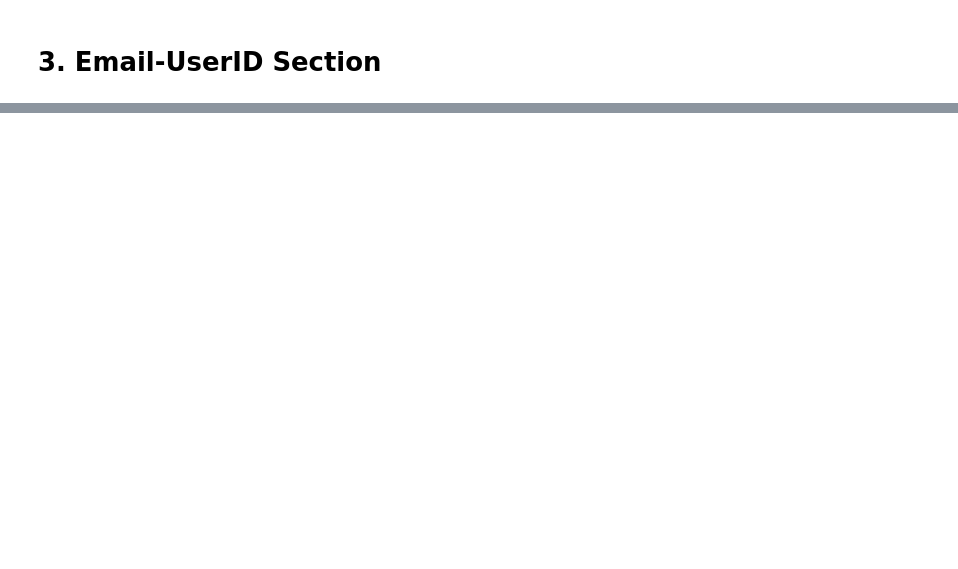
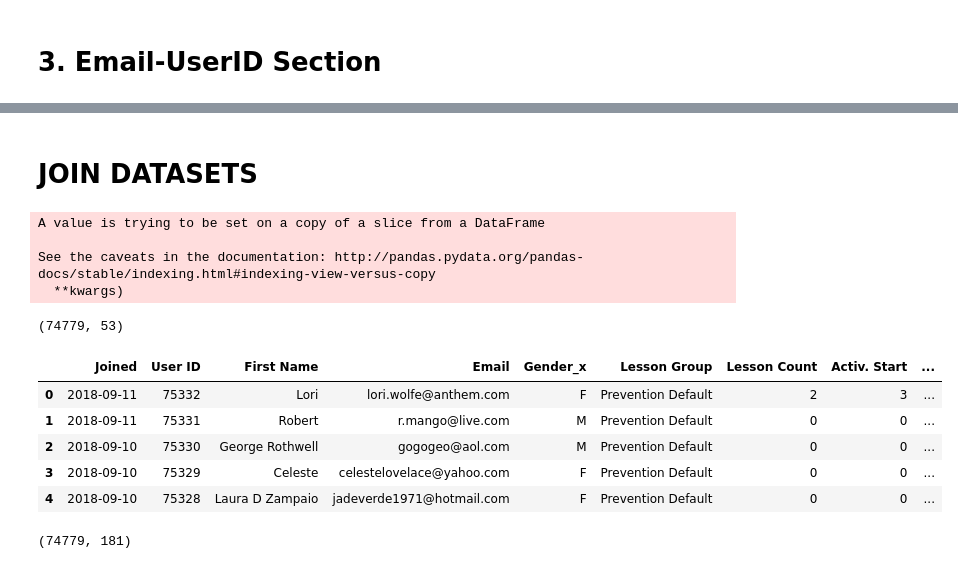
Before and after one commit to trallen91/Trace, a Jupyter notebook: 2018.09.05_AlzU_Data_Analysis.ipynb, the cells around one changed output, grey strips where cells are left out. Saved outputs shown, nothing was run; the diff lists cells and outputs as text; code cells hidden in the pictures; blank space fills up the shorter version.

```diff
--- a/2018.09.05_AlzU_Data_Analysis.ipynb
+++ b/2018.09.05_AlzU_Data_Analysis.ipynb
@@ -96,0 +192,5 @@ AlzU_Users
+# %%
+user_data['Joined'] = pd.to_datetime(user_data['Joined'])
+print(user_data.shape)
+user_data = user_data.drop_duplicates('Email', keep='last')
+print(user_data.shape)
@@ -96,0 +216,11 @@ AlzU_Users
+# %%
+date_indexed = user_data.set_index(user_data["Joined"])
+date_indexed['count'] = 1
+counts = date_indexed['count'].resample('M').sum().dropna()
+
+counts = counts[2:] #get rid of 2 obviously incorrect ones dating way back
+
+import matplotlib.pyplot as plt
+cumulative_counts = counts.cumsum()
+cumulative_counts.plot()
+plt.show()
@@ -96,0 +229,23 @@ AlzU_Users
+# %% [markdown]
+# JOIN DATASETS
+# %%
+unique_cft.rename(index=str, columns={"EmailAddress": "Email"}, inplace=True)
+alzu_survey_data.rename(index=str, columns={"uid_Open-Ended Response": "User ID"}, inplace=True)
+# %% [output]
+A value is trying to be set on a copy of a slice from a DataFrame
+
+See the caveats in the documentation: http://pandas.pydata.org/pandas-docs/stable/indexing.html#indexing-view-versus-copy
+  **kwargs)
+# %%
+users_with_cognitive = user_data.merge(unique_cft, on="Email", how="left")
+# %%
+print(users_with_cognitive.shape)
+users_with_cognitive.head()
+# %% [output]
+(74779, 53)
+|  | Joined | User ID | First Name | Email | Gender_x | Lesson Group | Lesson Count | Activ. Start | ... |
+| 0 | 2018-09-11 | 75332 | Lori | lori.wolfe@anthem.com | F | Prevention Default | 2 | 3 | ... |
+| 1 | 2018-09-11 | 75331 | Robert | r.mango@live.com | M | Prevention Default | 0 | 0 | ... |
+| 2 | 2018-09-10 | 75330 | George Rothwell | gogogeo@aol.com | M | Prevention Default | 0 | 0 | ... |
+| 3 | 2018-09-10 | 75329 | Celeste | celestelovelace@yahoo.com | F | Prevention Default | 0 | 0 | ... |
+| 4 | 2018-09-10 | 75328 | Laura D Zampaio | jadeverde1971@hotmail.com | F | Prevention Default | 0 | 0 | ... |
@@ -96,0 +254,4 @@ AlzU_Users
+# %%
+all_data.shape
+# %% [output]
+(74779, 181)
```
Also changed, not shown: parts of 70 cells of this notebook.
